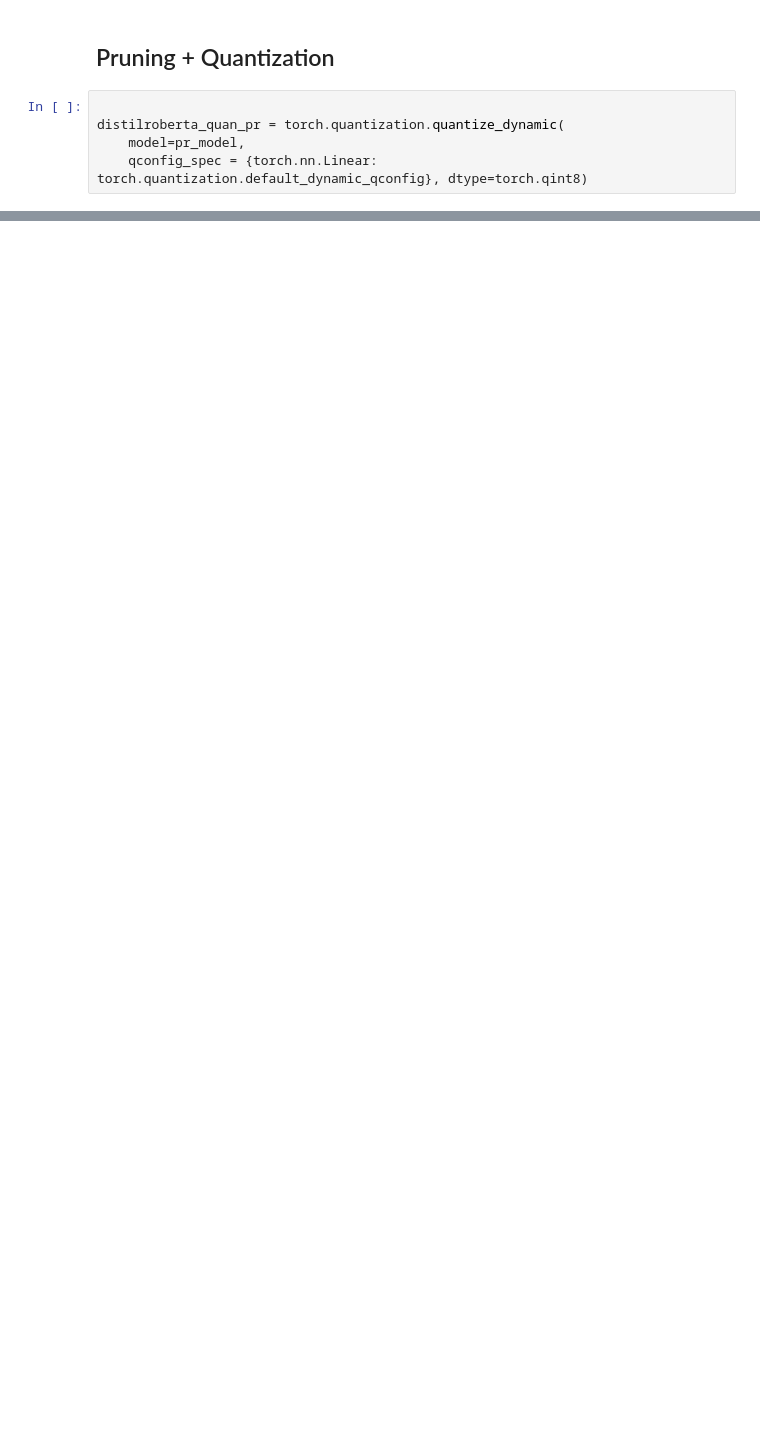
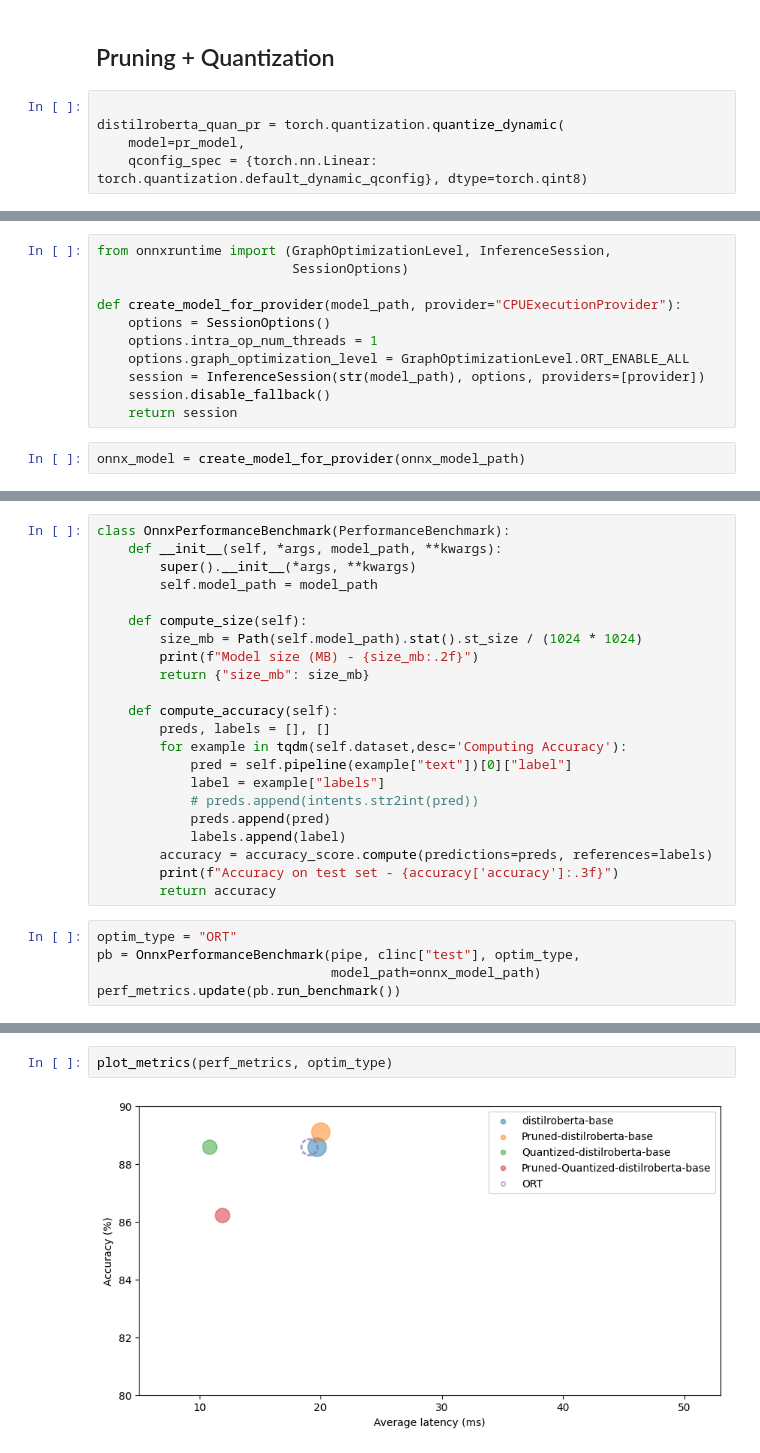
Before and after one commit to subhasisj/NLP-MLOps-Pipeline, a Jupyter notebook: Notebooks/02-Model-Compression.ipynb, the cells around one changed output, grey strips where cells are left out. Cells and saved outputs as stored; diff of their text form; blank space fills up the shorter version.

Commit message:
ONNX Done

```diff
--- a/Notebooks/02-Model-Compression.ipynb
+++ b/Notebooks/02-Model-Compression.ipynb
@@ -210,0 +245,13 @@ Accuracy on test set - 0.862
+# %%
+from onnxruntime import (GraphOptimizationLevel, InferenceSession,
+                         SessionOptions)
+
+def create_model_for_provider(model_path, provider="CPUExecutionProvider"):
+    options = SessionOptions()
+    options.intra_op_num_threads = 1
+    options.graph_optimization_level = GraphOptimizationLevel.ORT_ENABLE_ALL
+    session = InferenceSession(str(model_path), options, providers=[provider])
+    session.disable_fallback()
+    return session
+# %%
+onnx_model = create_model_for_provider(onnx_model_path)
@@ -210,0 +281,27 @@ Accuracy on test set - 0.862
+# %%
+class OnnxPerformanceBenchmark(PerformanceBenchmark):
+    def __init__(self, *args, model_path, **kwargs):
+        super().__init__(*args, **kwargs)
+        self.model_path = model_path
+
+    def compute_size(self):
+        size_mb = Path(self.model_path).stat().st_size / (1024 * 1024)
+        print(f"Model size (MB) - {size_mb:.2f}")
+        return {"size_mb": size_mb}
+
+    def compute_accuracy(self):
+        preds, labels = [], []
+        for example in tqdm(self.dataset,desc='Computing Accuracy'):
+            pred = self.pipeline(example["text"])[0]["label"]
+            label = example["labels"]
+            # preds.append(intents.str2int(pred))
+            preds.append(pred)
+            labels.append(label)
+        accuracy = accuracy_score.compute(predictions=preds, references=labels)
+        print(f"Accuracy on test set - {accuracy['accuracy']:.3f}")
+        return accuracy
+# %%
+optim_type = "ORT"
+pb = OnnxPerformanceBenchmark(pipe, clinc["test"], optim_type,
+                              model_path=onnx_model_path)
+perf_metrics.update(pb.run_benchmark())
@@ -210,0 +312,4 @@ Accuracy on test set - 0.862
+# %%
+plot_metrics(perf_metrics, optim_type)
+# %% [output]
+[figure, added]
```
Also changed, not shown: parts of 19 cells of this notebook.
